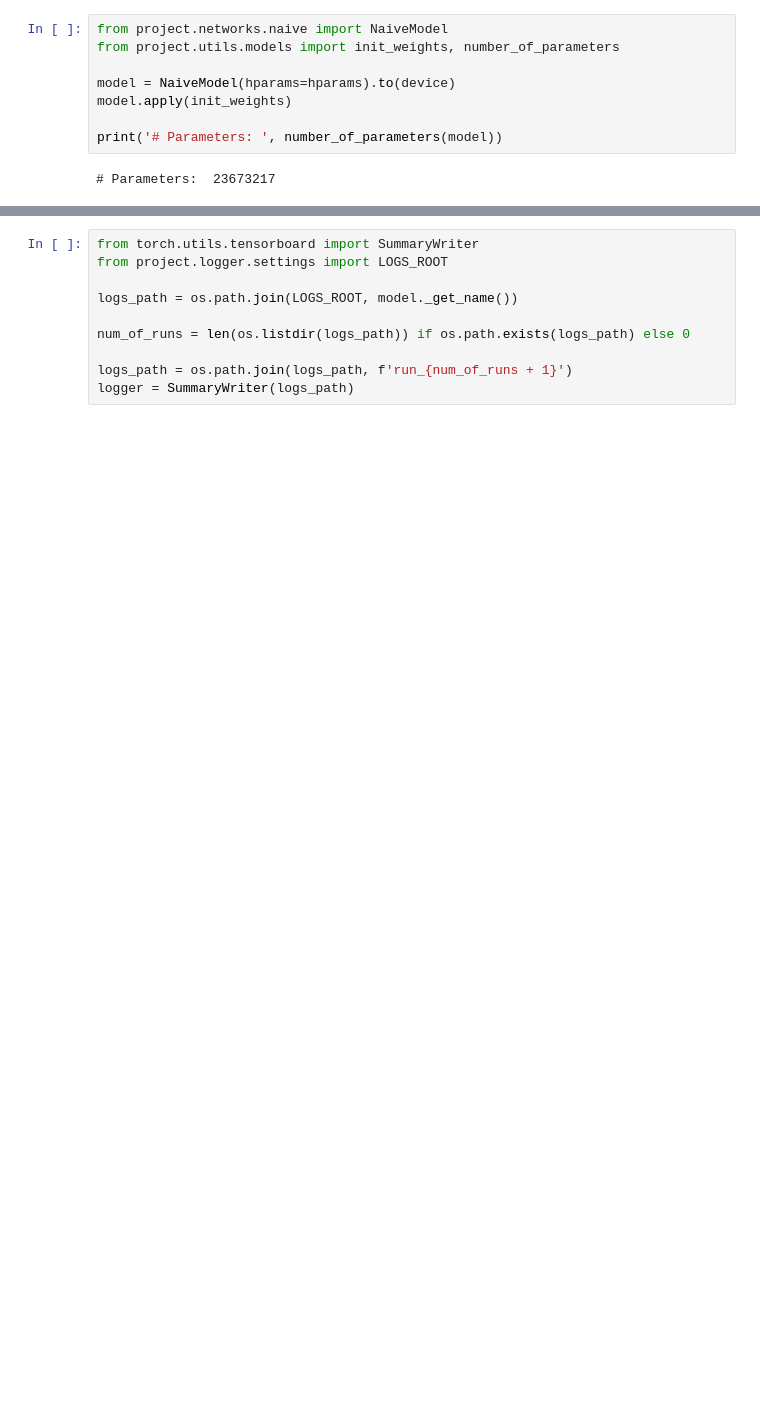
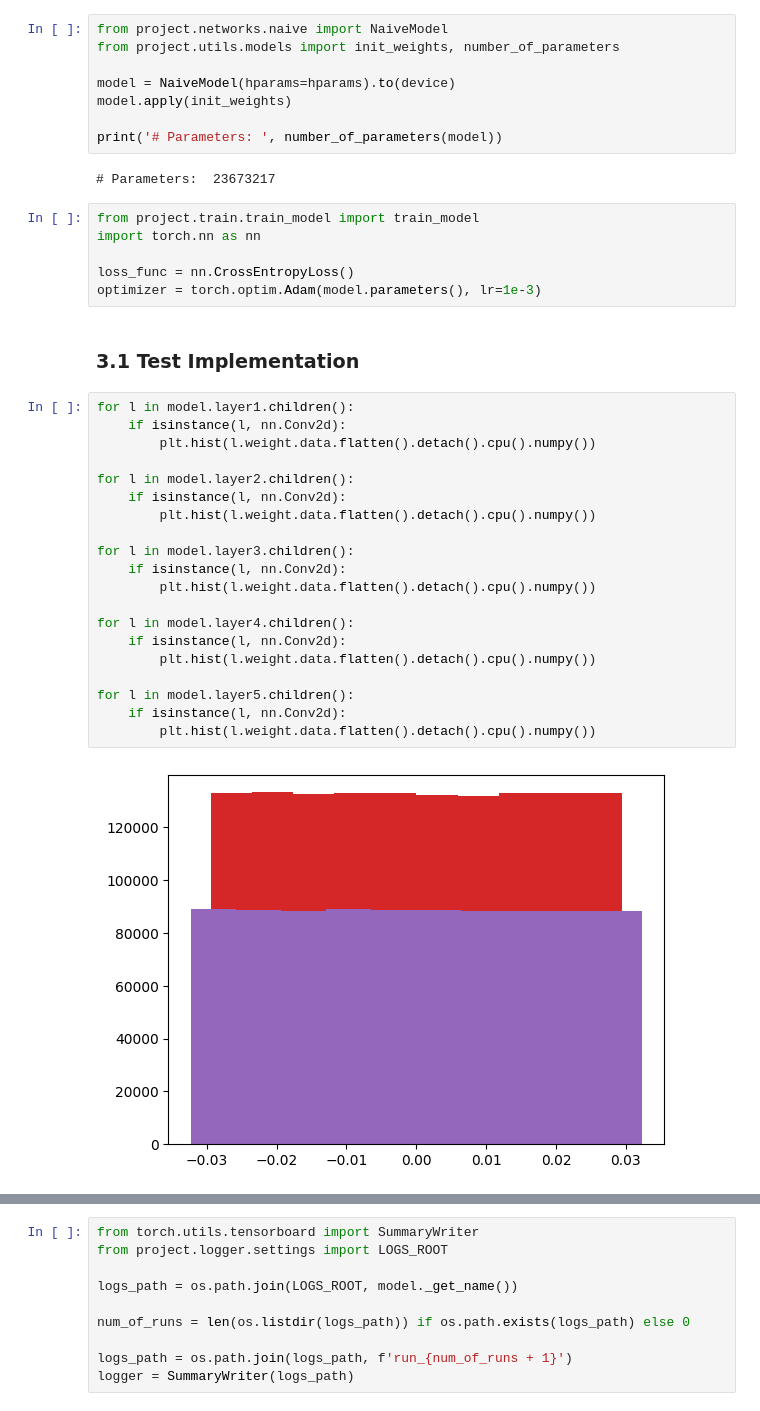
Before and after one commit to GaBrandao/watermark-detection, a Jupyter notebook: watermark_detection.ipynb, the cells around one changed output, grey strips where cells are left out. Saved outputs shown, nothing was run; the diff lists cells and outputs as text; blank space fills up the shorter version.

```diff
--- a/watermark_detection.ipynb
+++ b/watermark_detection.ipynb
@@ -81,3 +94,33 @@ model.apply(init_weights)
 print('# Parameters: ', number_of_parameters(model))
 # %% [output]
 # Parameters:  23673217
+# %%
+from project.train.train_model import train_model
+import torch.nn as nn
+
+loss_func = nn.CrossEntropyLoss()
+optimizer = torch.optim.Adam(model.parameters(), lr=1e-3)
+# %% [markdown]
+### 3.1 Test Implementation
+# %%
+for l in model.layer1.children():
+    if isinstance(l, nn.Conv2d):
+        plt.hist(l.weight.data.flatten().detach().cpu().numpy())
+
+for l in model.layer2.children():
+    if isinstance(l, nn.Conv2d):
+        plt.hist(l.weight.data.flatten().detach().cpu().numpy())
+
+for l in model.layer3.children():
+    if isinstance(l, nn.Conv2d):
+        plt.hist(l.weight.data.flatten().detach().cpu().numpy())
+
+for l in model.layer4.children():
+    if isinstance(l, nn.Conv2d):
+        plt.hist(l.weight.data.flatten().detach().cpu().numpy())
+
+for l in model.layer5.children():
+    if isinstance(l, nn.Conv2d):
+        plt.hist(l.weight.data.flatten().detach().cpu().numpy())
+# %% [output]
+[figure, added]
```
Also changed, not shown: parts of 21 cells of this notebook, 5 other files.
